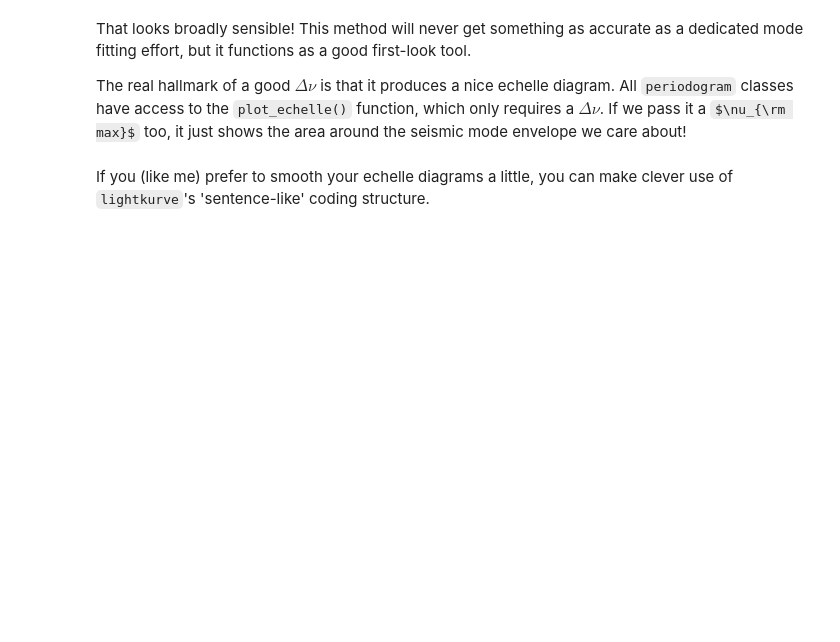
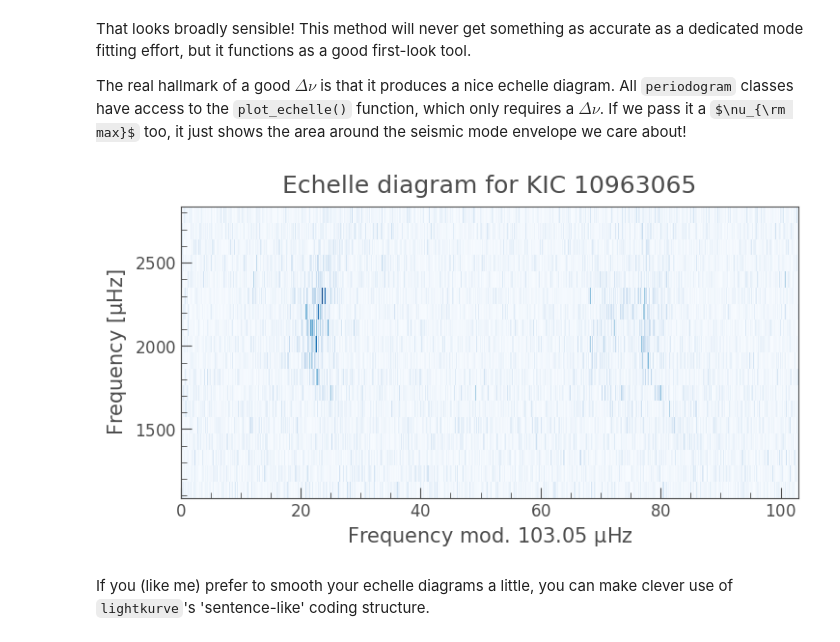
Before and after one commit to ojhall94/TASC5_lightkurve, a Jupyter notebook: Notebooks/Doris-example.ipynb, the cells around one changed output. Saved outputs shown, nothing was run; the diff lists cells and outputs as text; code cells hidden in the pictures; some formulas as TeX source; blank space fills up the shorter version.

```diff
--- a/Notebooks/Doris-example.ipynb
+++ b/Notebooks/Doris-example.ipynb
@@ -129,7 +142,9 @@ That looks broadly sensible! This method will never get something as accurate as
 
 The real hallmark of a good $\Delta\nu$ is that it produces a nice echelle diagram. All `periodogram` classes have access to the `plot_echelle()` function, which only requires a $\Delta\nu$. If we pass it a $\nu_{\rm max}$ too, it just shows the area around the seismic mode envelope we care about!
 # %%
-ax = snr.plot_echelle(dnu, numax)
+ax = snr.plot_echelle(deltanu, numax)
+# %% [output]
+[figure, added]
 # %% [markdown]
 If you (like me) prefer to smooth your echelle diagrams a little, you can make clever use of `lightkurve`'s 'sentence-like' coding structure.
 # %%
```
Also changed, not shown: parts of 24 cells of this notebook.
